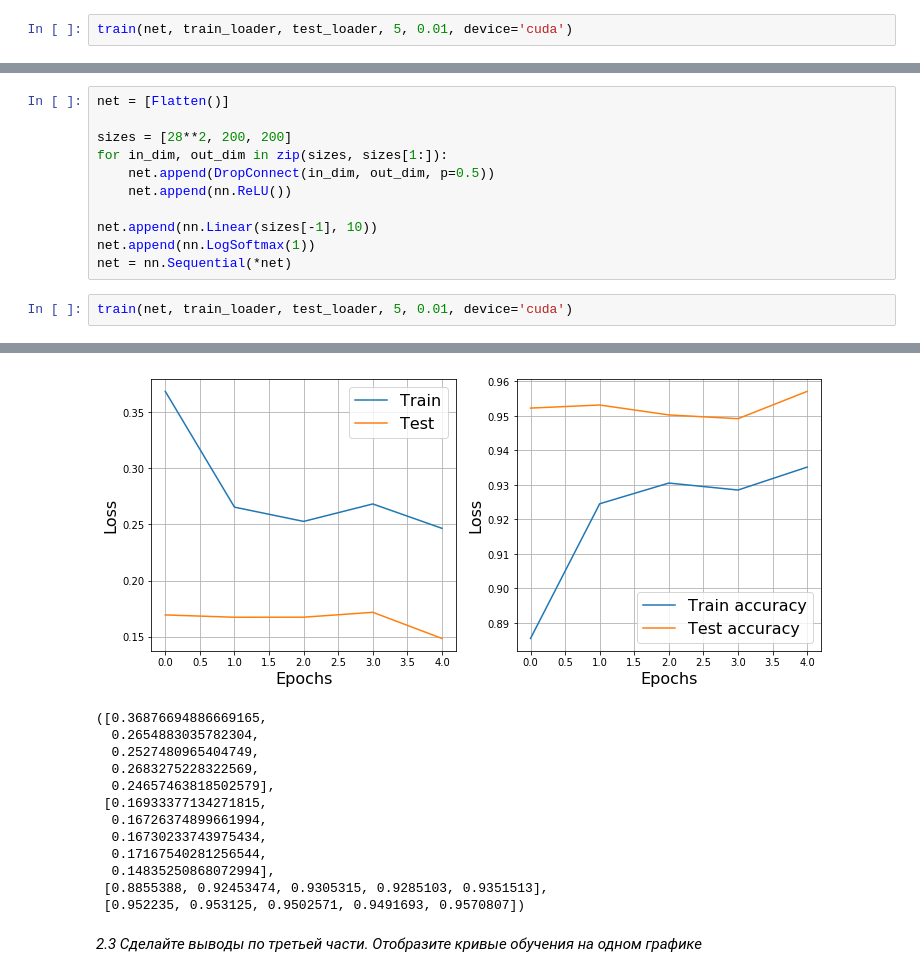
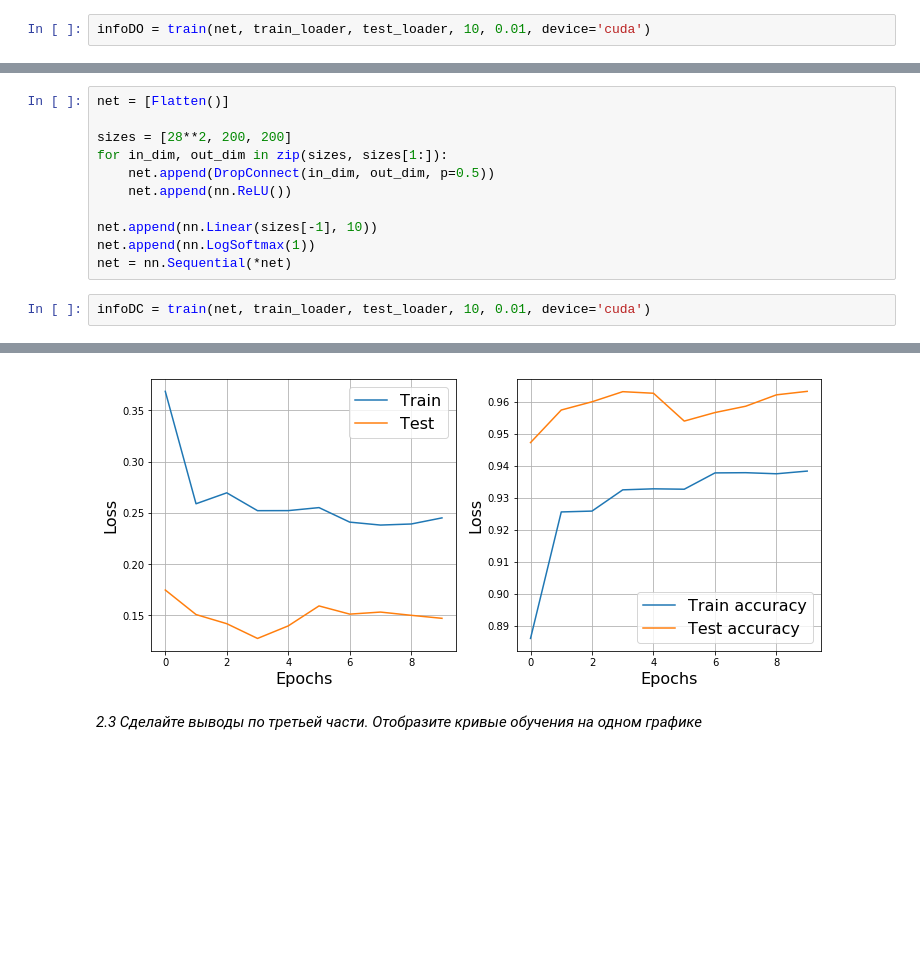
Before and after one commit to v-vskv-v/IR_ML, a Jupyter notebook: Data Analysis/Semester 2/viskov_task 5 (Speedup).ipynb, the cells around one changed output, grey strips where cells are left out. Cells and saved outputs as stored; diff of their text form; blank space fills up the shorter version.

```diff
--- a/Data Analysis/Semester 2/viskov_task 5 (Speedup).ipynb
+++ b/Data Analysis/Semester 2/viskov_task 5 (Speedup).ipynb
@@ -235,5 +304,5 @@ net.append(nn.Linear(sizes[-1], 10))
 net.append(nn.LogSoftmax(1))
 net = nn.Sequential(*net)
 # %%
-train(net, train_loader, test_loader, 5, 0.01, device='cuda')
+infoDO = train(net, train_loader, test_loader, 10, 0.01, device='cuda')
 # %% [output]
@@ -263,5 +320,5 @@ net.append(nn.Linear(sizes[-1], 10))
 net.append(nn.LogSoftmax(1))
 net = nn.Sequential(*net)
 # %%
-train(net, train_loader, test_loader, 5, 0.01, device='cuda')
+infoDC = train(net, train_loader, test_loader, 10, 0.01, device='cuda')
 # %% [output]
@@ -269,15 +326,3 @@ Epoch 4... (Train/Test) NLL: 0.247/0.148        Accuracy: 0.935/0.957
-[figure, old version]
+[figure, new version]
-([0.36876694886669165,
-  0.2654883035782304,
-  0.2527480965404749,
-  0.2683275228322569,
-  0.24657463818502579],
- [0.16933377134271815,
-  0.16726374899661994,
-  0.16730233743975434,
-  0.17167540281256544,
-  0.14835250868072994],
- [0.8855388, 0.92453474, 0.9305315, 0.9285103, 0.9351513],
- [0.952235, 0.953125, 0.9502571, 0.9491693, 0.9570807])
 # %% [markdown]
 <i> 2.3 Сделайте выводы по третьей части. Отобразите кривые обучения на одном графике </i>
```
Also changed, not shown: parts of 19 cells of this notebook.
